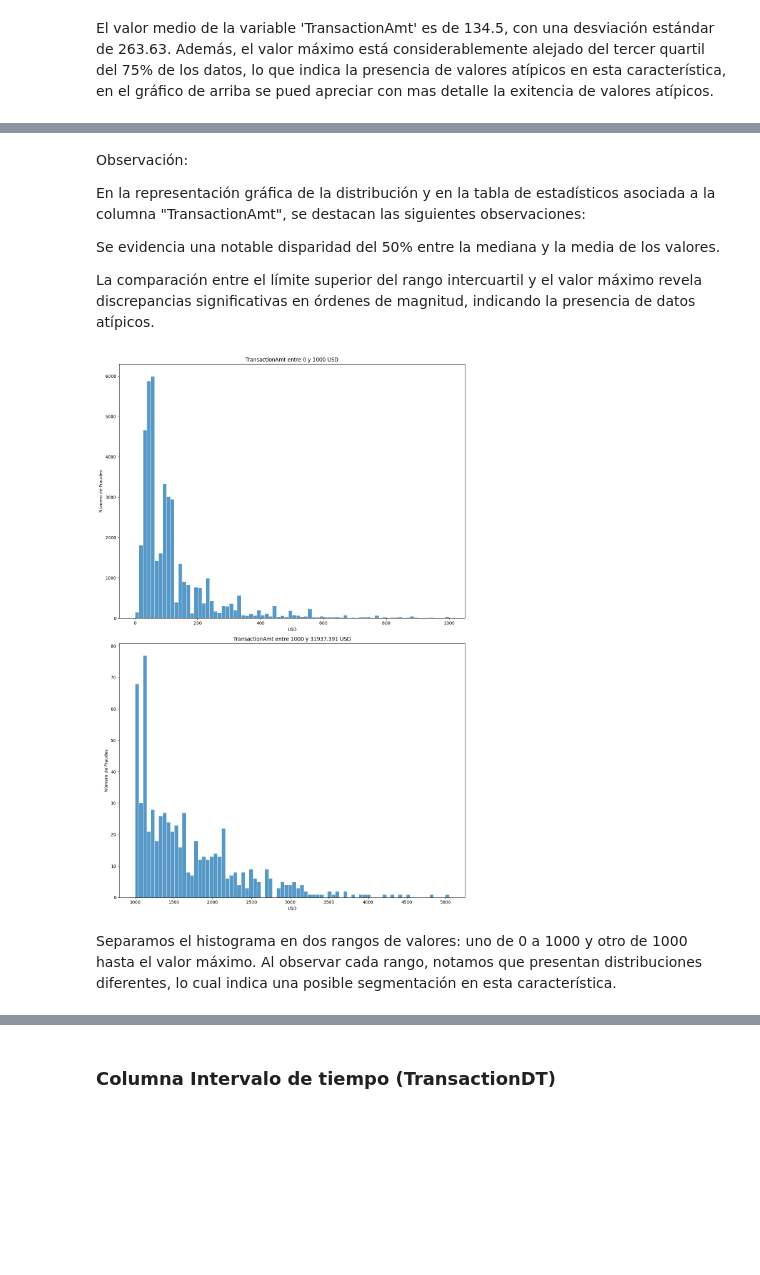
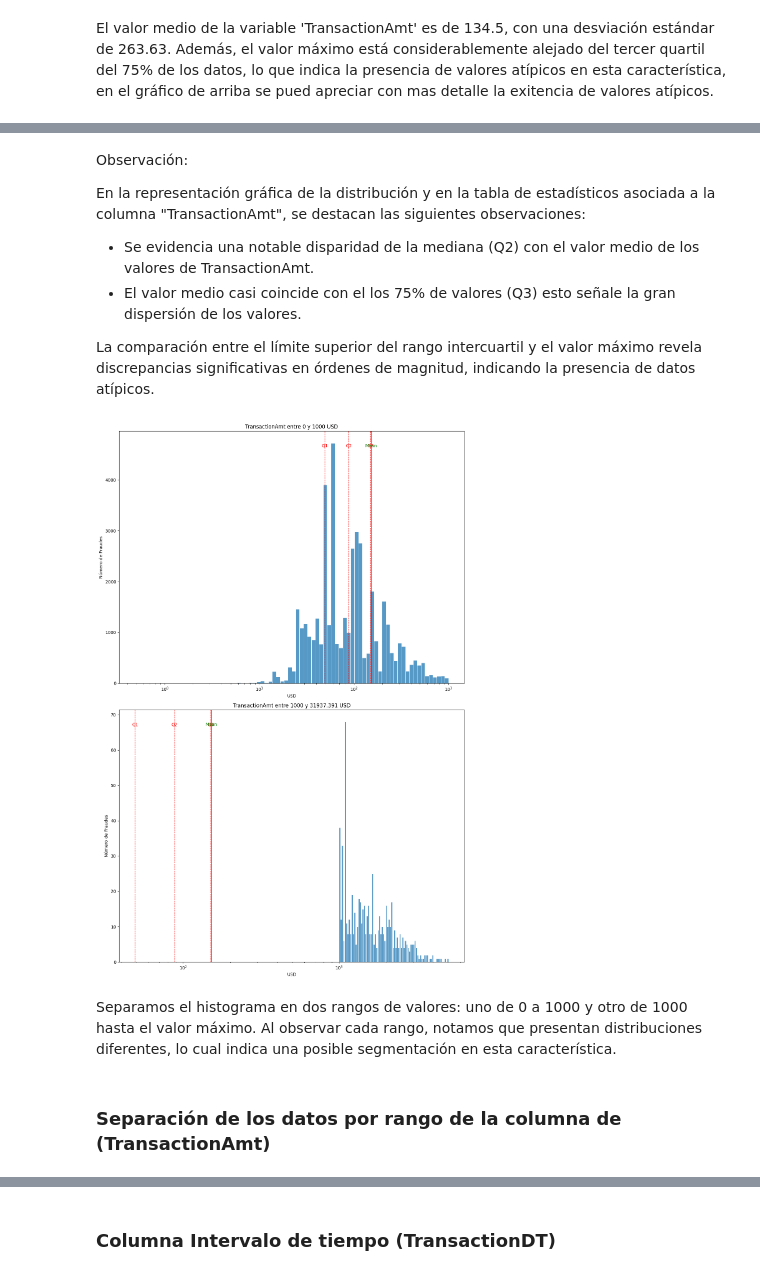
Before and after one commit to JRamos84/deteccion_fraude, a Jupyter notebook: notebooks/01_Exploratiry_Data_Analysis.ipynb, the cells around one changed output, grey strips where cells are left out. Saved outputs shown, nothing was run; the diff lists cells and outputs as text; code cells hidden in the pictures; blank space fills up the shorter version.

Commit message:
se agrego en EDA el análisis de separación de rango de la columna de trasancciones

```diff
--- a/notebooks/01_Exploratiry_Data_Analysis.ipynb
+++ b/notebooks/01_Exploratiry_Data_Analysis.ipynb
@@ -491,29 +537,51 @@ Observación:
 
 En la representación gráfica de la distribución y en la tabla de estadísticos asociada a la columna "TransactionAmt", se destacan las siguientes observaciones:
 
-Se evidencia una notable disparidad del 50% entre la mediana y la media de los valores.
+- Se evidencia una notable disparidad de la mediana (Q2) con el valor medio de los valores de TransactionAmt.
+- El valor medio casi coincide con el los 75% de  valores (Q3) esto señale la gran dispersión de los valores.
+
 
 La comparación entre el límite superior del rango intercuartil y el valor máximo revela discrepancias significativas en órdenes de magnitud, indicando la presencia de datos atípicos.
 # %%
 import matplotlib.pyplot as plt
 import seaborn as sns
 
 # Definir los rangos para 'TransactionAmt'
 ranges = [(0, 1000),(1000, df_train['TransactionAmt'].max())]
 
 # Crear la figura y los subplots
 fig, axs = plt.subplots(nrows=2, tight_layout=True, figsize=(12, 18))
 
 # Generar el histograma para cada rango
 for ax, (min_val, max_val) in zip(axs, ranges):
     subset = df_train[(df_train['TransactionAmt'] >= min_val) & (df_train['TransactionAmt'] < max_val)]
-    sns.histplot(data=subset, x='TransactionAmt', bins=80, color='tab:blue', edgecolor="white", linewidth=0.7, label='No', ax=ax)
+    sns.histplot(data=subset, x='TransactionAmt', bins=80, color='tab:blue', edgecolor="white", linewidth=0.7, label='No', ax=ax, log_scale=True)
     ax.set_title(f'TransactionAmt entre {min_val} y {max_val} USD')
     ax.set_ylabel('Número de Fraudes')
     ax.set_xlabel('USD')
+    # Añadir líneas de los cuartiles
+    for q in quartiles:
+        ax.axvline(q, color='red', linestyle='--', linewidth=1)
+
+    # Añadir línea de la media
+    ax.axvline(mean_value, color='green', linestyle='-', linewidth=1)
+
+    # Etiquetas y título
+    ax.set_ylabel('Número de Fraudes')
+    ax.set_xlabel('USD')
+
+    # Añadir leyenda para los cuartiles y la media
+    quartile_labels = ['Q1', 'Q2', 'Q3']
+    for i, q in enumerate(quartiles):
+        ax.text(q, ax.get_ylim()[1] * 0.95, quartile_labels[i], color='red', ha='center', va='top')
+    ax.text(mean_value, ax.get_ylim()[1] * 0.95, 'Mean', color='green', ha='center', va='top')
+
+
 
 plt.show()
 # %% [output]
-[figure, old version]
+[figure, new version]
 # %% [markdown]
 Separamos el histograma en dos rangos de valores: uno de 0 a 1000 y otro de 1000 hasta el valor máximo. Al observar cada rango, notamos que presentan distribuciones diferentes, lo cual indica una posible segmentación en esta característica.
+# %% [markdown]
+### Separación de los datos por rango de la columna de (TransactionAmt)
```
Also changed, not shown: parts of 9 cells of this notebook.
